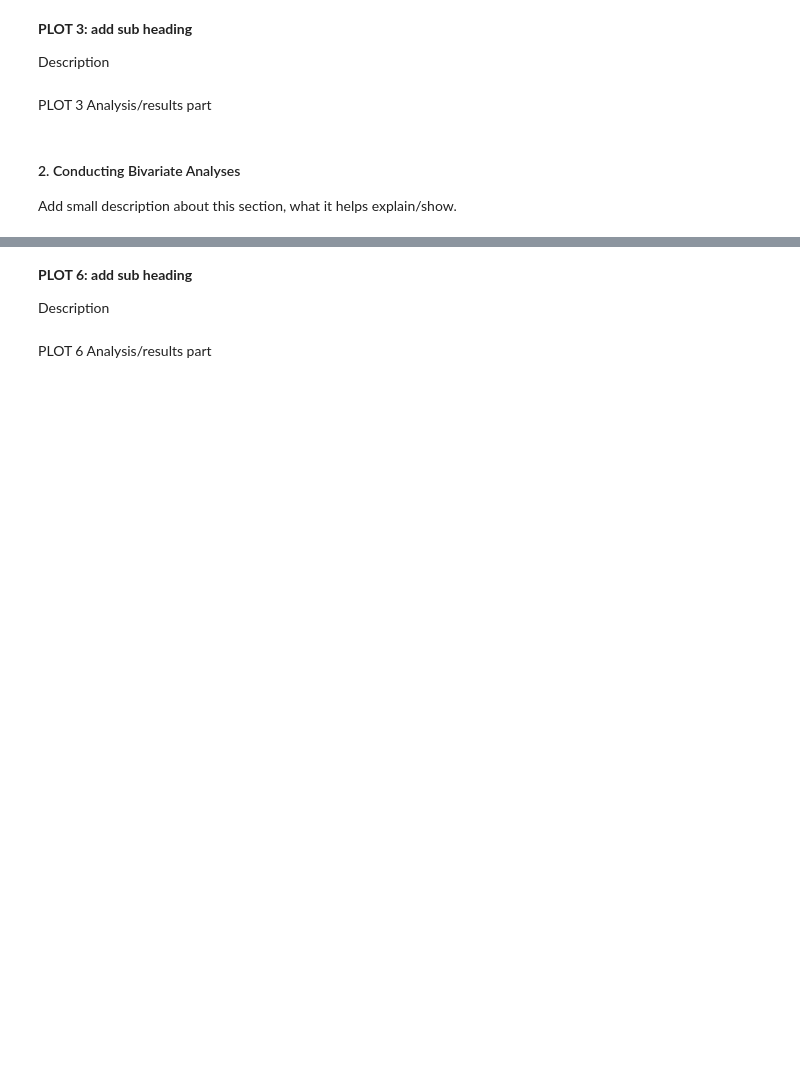
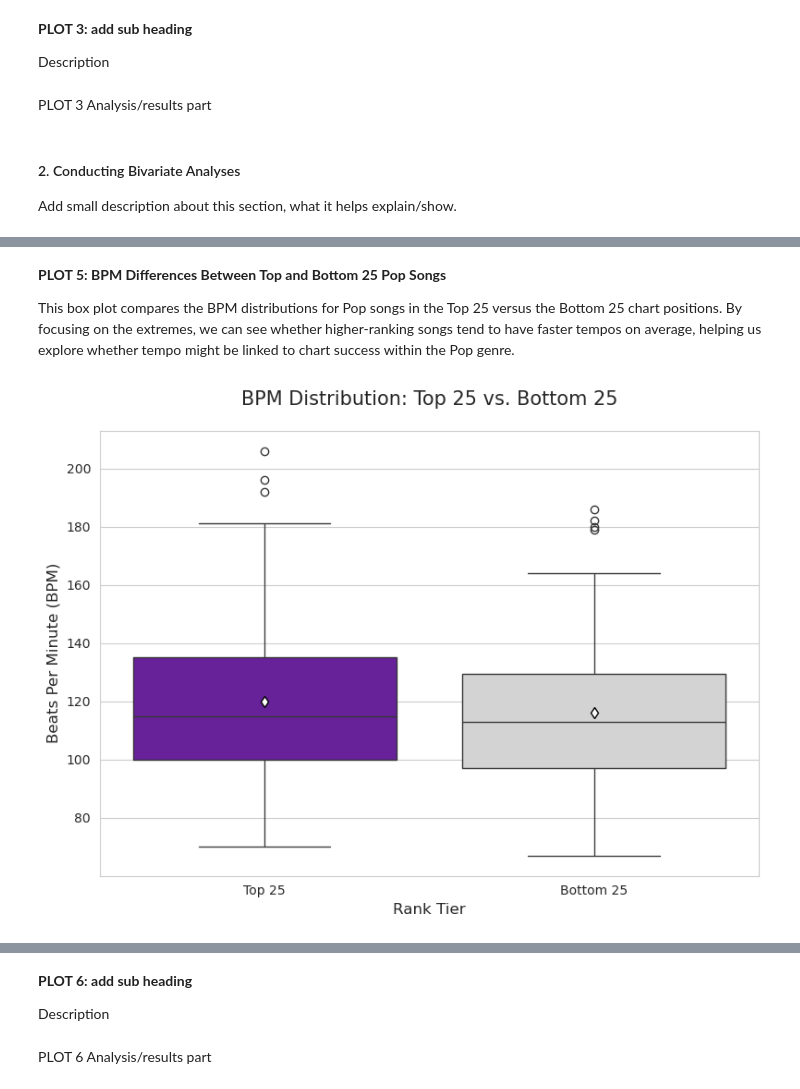
Before and after one commit to COGS108/Group030_WI26, a Jupyter notebook: 02-EDACheckpoint.ipynb, the cells around one changed output, grey strips where cells are left out. Drawn from its saved outputs; the diff is of its cells as text; code cells hidden in the pictures; blank space fills up the shorter version.

```diff
--- a/02-EDACheckpoint.ipynb
+++ b/02-EDACheckpoint.ipynb
@@ -354,0 +384,39 @@ PLOT 5 Analysis/results part
+# %% [markdown]
+**PLOT 5: BPM Differences Between Top and Bottom 25 Pop Songs**
+
+This box plot compares the BPM distributions for Pop songs in the Top 25 versus the Bottom 25 chart positions. By focusing on the extremes, we can see whether higher-ranking songs tend to have faster tempos on average, helping us explore whether tempo might be linked to chart success within the Pop genre.
+# %%
+df_extremes = df_pop.copy()
+
+def get_extreme_tier(rank):
+    if rank <= 25:
+        return 'Top 25'
+    elif rank >= 75:
+        return 'Bottom 25'
+    return None
+
+df_extremes['Extreme Tier'] = df_extremes['Rank'].apply(get_extreme_tier)
+df_plot = df_extremes.dropna(subset=['Extreme Tier'])
+
+plt.figure(figsize=(8, 6))
+sns.set_style("whitegrid")
+
+
+ax = sns.boxplot(data=df_plot,
+                 x='Extreme Tier',
+                 y='BPM',
+                 hue='Extreme Tier',
+                 order=['Top 25', 'Bottom 25'],
+                 palette=['#6A0DAD', '#D3D3D3'],
+                 showmeans=True,
+                 meanprops={"marker":"d", "markerfacecolor":"white", "markeredgecolor":"black"},
+                 legend=False)
+
+plt.title('BPM Distribution: Top 25 vs. Bottom 25', fontsize=15, pad=20)
+plt.ylabel('Beats Per Minute (BPM)', fontsize=12)
+plt.xlabel('Rank Tier', fontsize=12)
+
+plt.tight_layout()
+plt.show()
+# %% [output]
+[figure, added]
```
Also changed, not shown: parts of 14 cells of this notebook.
